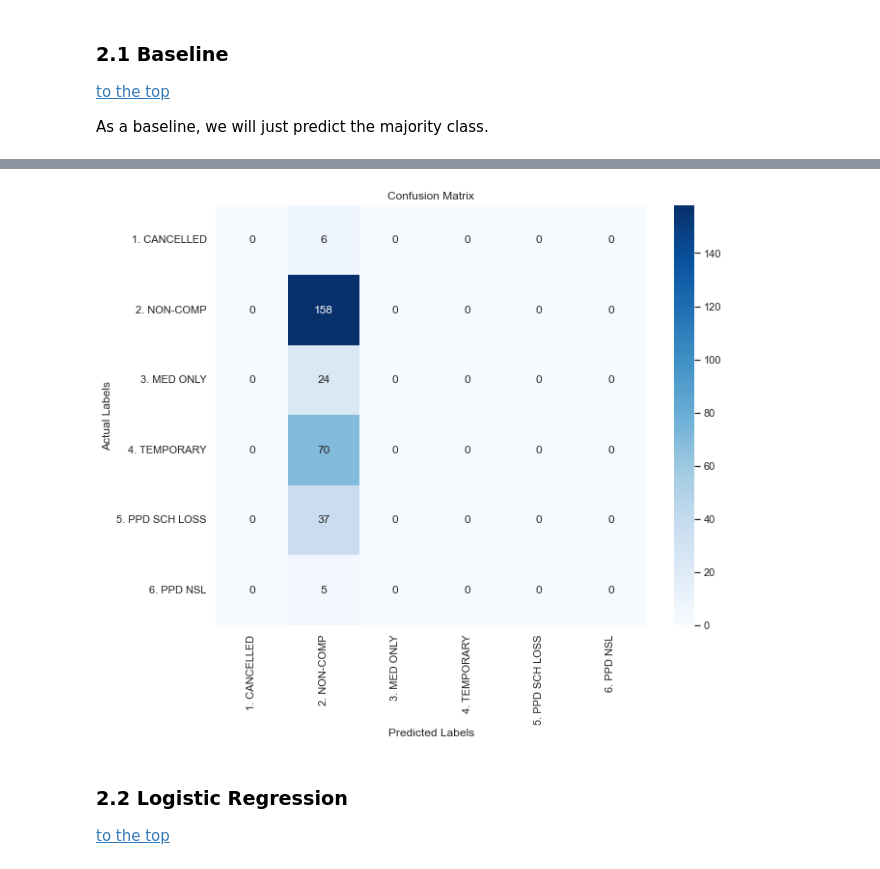
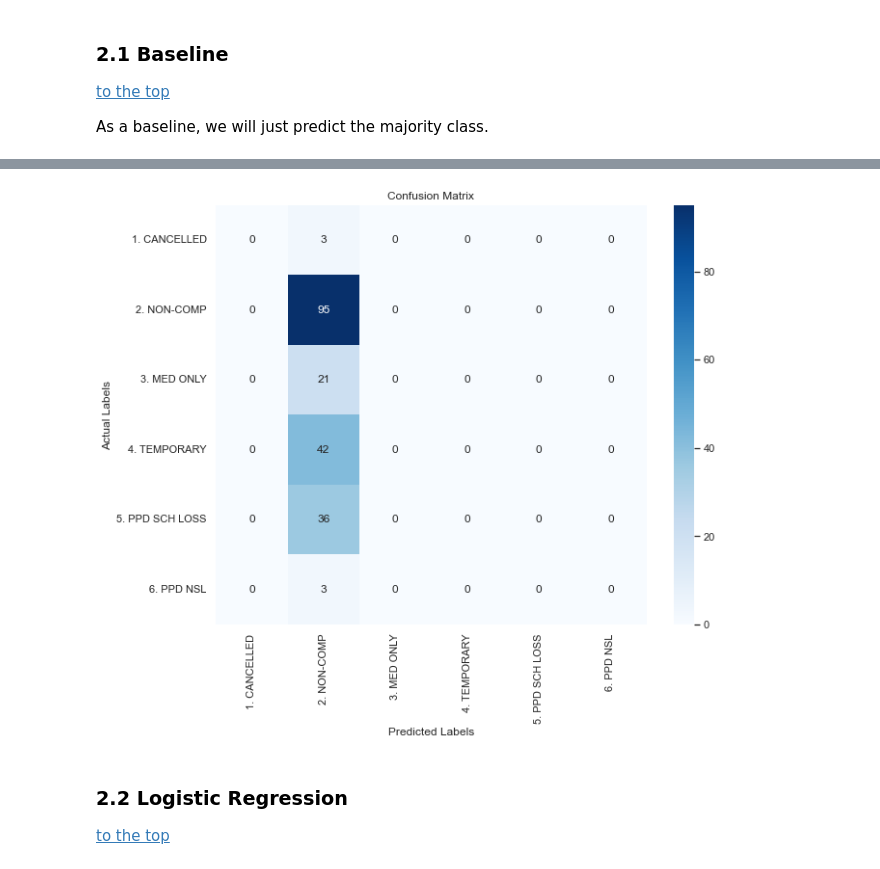
Before and after one commit to alexandregsg/ML_Project_Group52, a Jupyter notebook: 04_Model_and_Assessment.ipynb, the cells around one changed output, grey strips where cells are left out. Saved outputs shown, nothing was run; the diff lists cells and outputs as text; code cells hidden in the pictures.

```diff
--- a/04_Model_and_Assessment.ipynb
+++ b/04_Model_and_Assessment.ipynb
@@ -238,9 +240,9 @@ len(train_temp)
 473997
 # %%
 # Split
-train_data = train_temp.iloc[:300]
-val_data = train_temp.iloc[300:400]
-test_data = train_temp.iloc[400:500]
+train_data = train_temp.iloc[:600]
+val_data = train_temp.iloc[600:800]
+test_data = train_temp.iloc[800:1000]
 
 # Features and target
 X_train = train_data.drop(columns=['Claim Injury Type'])
@@ -303,13 +305,13 @@ As a baseline, we will just predict the majority class.
 # Predict the majority class for all instances as baseline
 majority_class = mode(y_train_df_encode)[0][0]
 
-y_pred_baseline = [majority_class] * len(y_train_df_encode)
+y_pred_baseline = [majority_class] * len(y_test_df_encode)
 
-baseline_f1 = f1_score(y_train_df_encode, y_pred_baseline, average='macro')
+baseline_f1 = f1_score(y_test_df_encode, y_pred_baseline, average='macro')
 print(f"Baseline Model F1 Score (predicting majority class): {baseline_f1:.2f}")
 
 y_pred_baseline_original = target_encoder.inverse_transform(y_pred_baseline)
 
 # Classification report with the original labels
-classification_report_print(y_train, y_pred_baseline_original, 'Baseline Model')
+classification_report_print(y_test, y_pred_baseline_original, 'Baseline Model')
 # %% [output]
@@ -317,10 +334,10 @@ IndexError: invalid index to scalar variable.
 # %%
 # Plot confusion matrix
 
 labels=target_encoder.classes_
-conf_matrix_plot(y_train, y_pred_baseline_original, labels)
+conf_matrix_plot(y_test, y_pred_baseline_original, labels)
 # %% [output]
-[figure, old version]
+[figure, new version]
 # %% [markdown]
 ### 2.2 Logistic Regression <a id='logistic_regression'></a>
 [to the top](#top)
```
Also changed, not shown: parts of 36 cells of this notebook.
